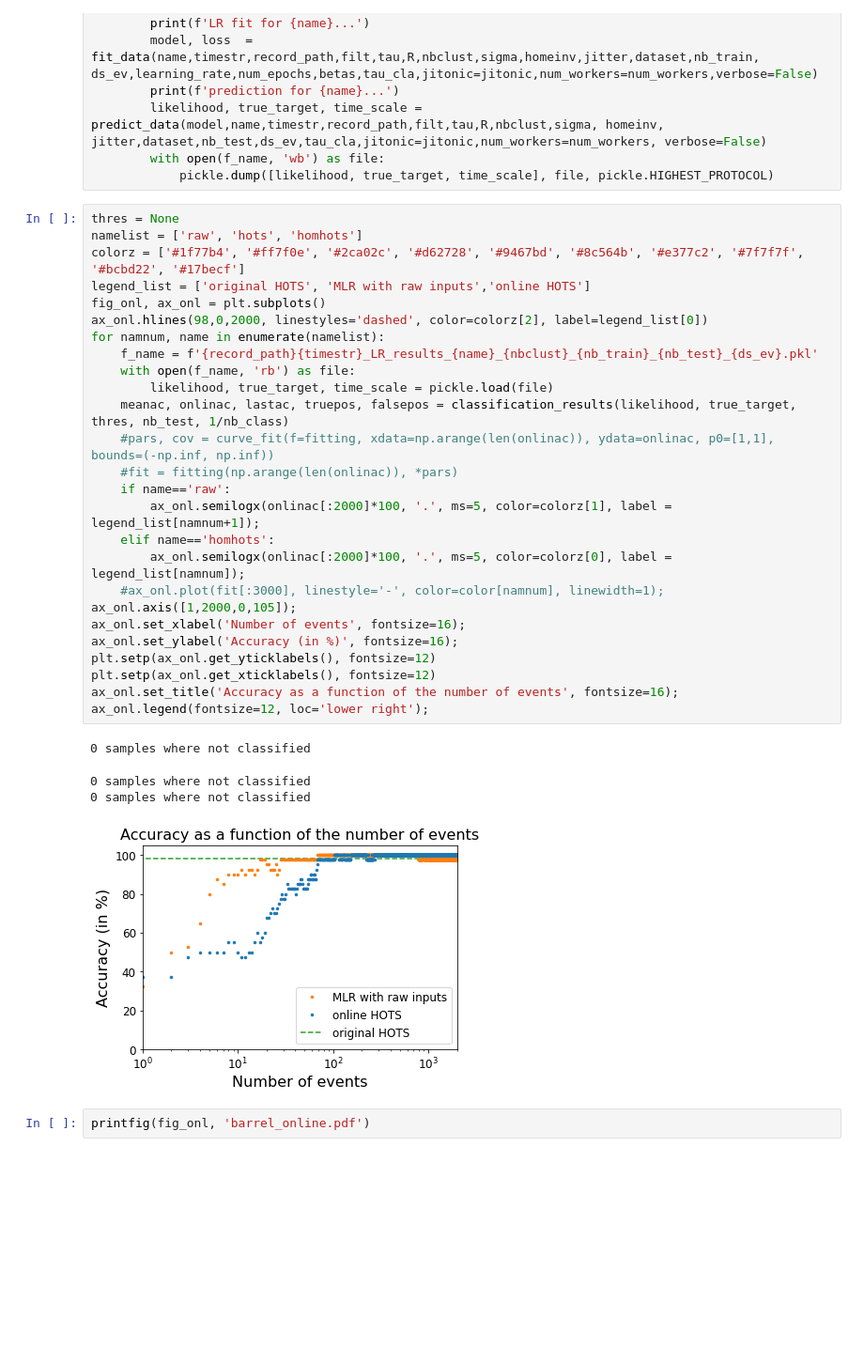
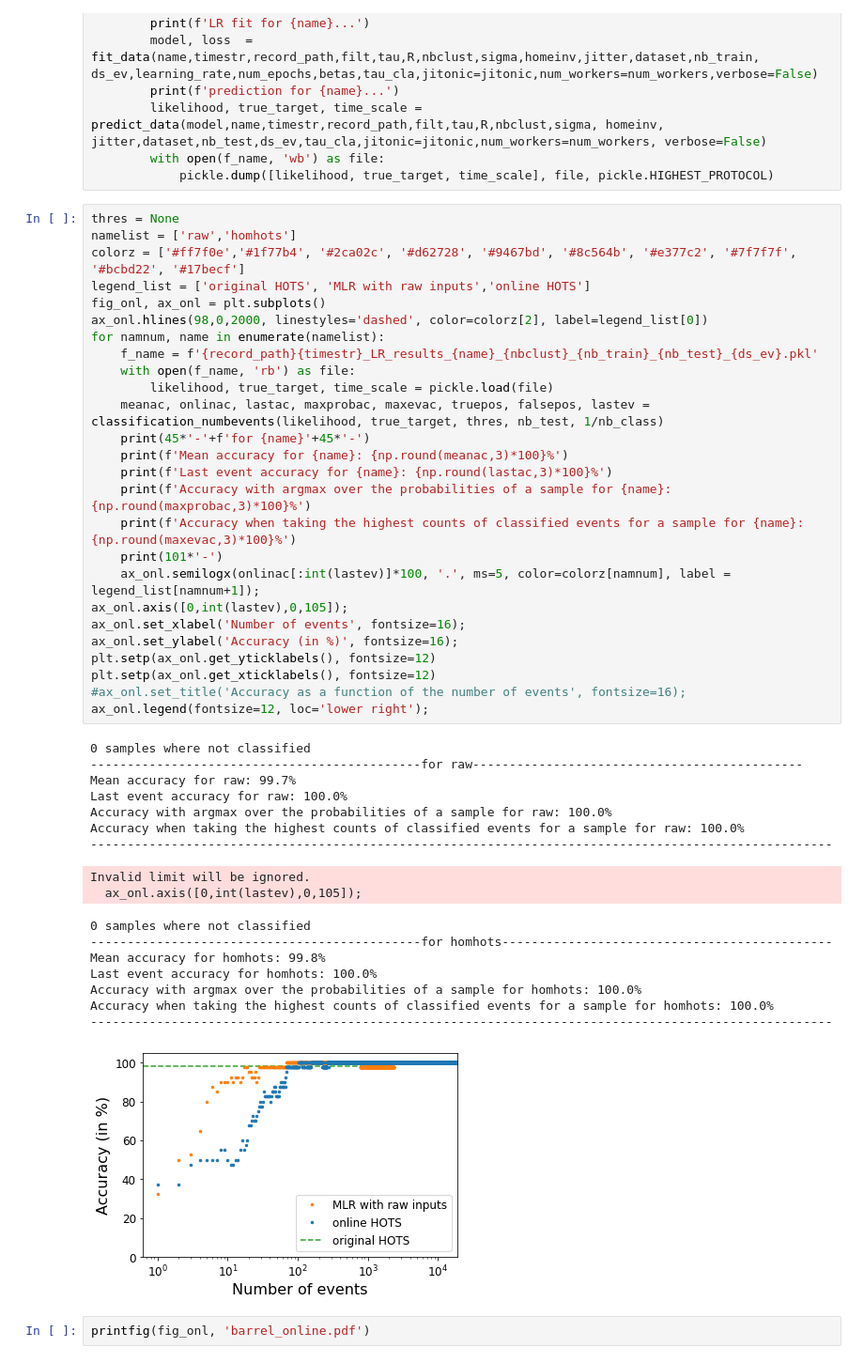
Before and after one commit to SpikeAI/HOTS, a Jupyter notebook: notebooks/RESULTS_01_SimpleAlphabet.ipynb, the cells around one changed output. Shown at 94% size. Cells and saved outputs as stored; diff of their text form; blank space fills up the shorter version.

```diff
--- a/notebooks/RESULTS_01_SimpleAlphabet.ipynb
+++ b/notebooks/RESULTS_01_SimpleAlphabet.ipynb
@@ -138,34 +133,47 @@ for name in namelist:
             pickle.dump([likelihood, true_target, time_scale], file, pickle.HIGHEST_PROTOCOL)
 # %%
 thres = None
-namelist = ['raw', 'hots', 'homhots']
-colorz = ['#1f77b4', '#ff7f0e', '#2ca02c', '#d62728', '#9467bd', '#8c564b', '#e377c2', '#7f7f7f', '#bcbd22', '#17becf']
+namelist = ['raw','homhots']
+colorz = ['#ff7f0e','#1f77b4', '#2ca02c', '#d62728', '#9467bd', '#8c564b', '#e377c2', '#7f7f7f', '#bcbd22', '#17becf']
 legend_list = ['original HOTS', 'MLR with raw inputs','online HOTS']
 fig_onl, ax_onl = plt.subplots()
 ax_onl.hlines(98,0,2000, linestyles='dashed', color=colorz[2], label=legend_list[0])
 for namnum, name in enumerate(namelist):
     f_name = f'{record_path}{timestr}_LR_results_{name}_{nbclust}_{nb_train}_{nb_test}_{ds_ev}.pkl'
     with open(f_name, 'rb') as file:
         likelihood, true_target, time_scale = pickle.load(file)
-    meanac, onlinac, lastac, truepos, falsepos = classification_results(likelihood, true_target, thres, nb_test, 1/nb_class)
-    #pars, cov = curve_fit(f=fitting, xdata=np.arange(len(onlinac)), ydata=onlinac, p0=[1,1], bounds=(-np.inf, np.inf))
-    #fit = fitting(np.arange(len(onlinac)), *pars)
-    if name=='raw':
-        ax_onl.semilogx(onlinac[:2000]*100, '.', ms=5, color=colorz[1], label = legend_list[namnum+1]);
-    elif name=='homhots':
-        ax_onl.semilogx(onlinac[:2000]*100, '.', ms=5, color=colorz[0], label = legend_list[namnum]);
-    #ax_onl.plot(fit[:3000], linestyle='-', color=color[namnum], linewidth=1);
-ax_onl.axis([1,2000,0,105]);
+    meanac, onlinac, lastac, maxprobac, maxevac, truepos, falsepos, lastev = classification_numbevents(likelihood, true_target, thres, nb_test, 1/nb_class)
+    print(45*'-'+f'for {name}'+45*'-')
+    print(f'Mean accuracy for {name}: {np.round(meanac,3)*100}%')
+    print(f'Last event accuracy for {name}: {np.round(lastac,3)*100}%')
+    print(f'Accuracy with argmax over the probabilities of a sample for {name}: {np.round(maxprobac,3)*100}%')
+    print(f'Accuracy when taking the highest counts of classified events for a sample for {name}: {np.round(maxevac,3)*100}%')
+    print(101*'-')
+    ax_onl.semilogx(onlinac[:int(lastev)]*100, '.', ms=5, color=colorz[namnum], label = legend_list[namnum+1]);
+ax_onl.axis([0,int(lastev),0,105]);
 ax_onl.set_xlabel('Number of events', fontsize=16);
 ax_onl.set_ylabel('Accuracy (in %)', fontsize=16);
 plt.setp(ax_onl.get_yticklabels(), fontsize=12)
 plt.setp(ax_onl.get_xticklabels(), fontsize=12)
-ax_onl.set_title('Accuracy as a function of the number of events', fontsize=16);
+#ax_onl.set_title('Accuracy as a function of the number of events', fontsize=16);
 ax_onl.legend(fontsize=12, loc='lower right');
 # %% [output]
 0 samples where not classified
+---------------------------------------------for raw---------------------------------------------
+Mean accuracy for raw: 99.7%
+Last event accuracy for raw: 100.0%
+Accuracy with argmax over the probabilities of a sample for raw: 100.0%
+Accuracy when taking the highest counts of classified events for a sample for raw: 100.0%
+-----------------------------------------------------------------------------------------------------
-0 samples where not classified
-0 samples where not classified
+Invalid limit will be ignored.
+  ax_onl.axis([0,int(lastev),0,105]);
+0 samples where not classified
+---------------------------------------------for homhots---------------------------------------------
+Mean accuracy for homhots: 99.8%
+Last event accuracy for homhots: 100.0%
+Accuracy with argmax over the probabilities of a sample for homhots: 100.0%
+Accuracy when taking the highest counts of classified events for a sample for homhots: 100.0%
+-----------------------------------------------------------------------------------------------------
-[figure, old version]
+[figure, new version]
 # %%
 printfig(fig_onl, 'barrel_online.pdf')
```
Also changed, not shown: parts of 7 cells of this notebook, 5 other files.
